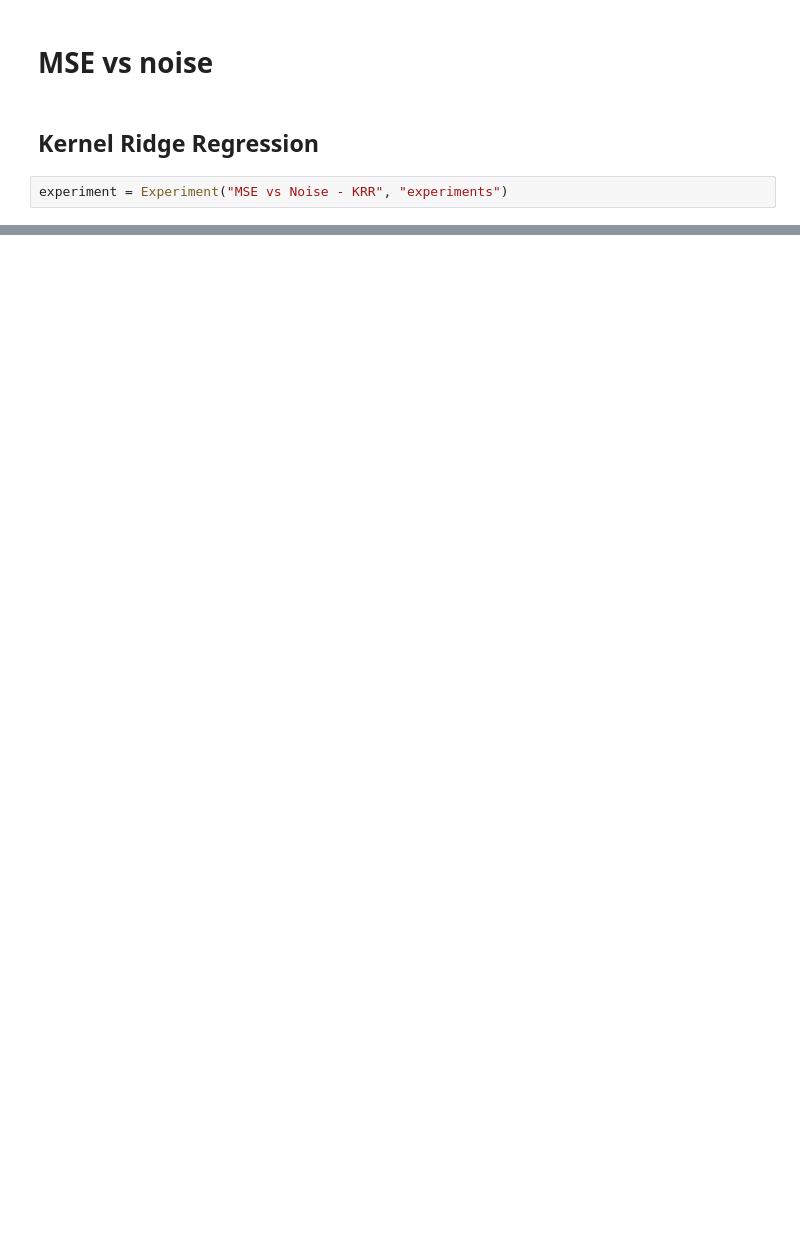
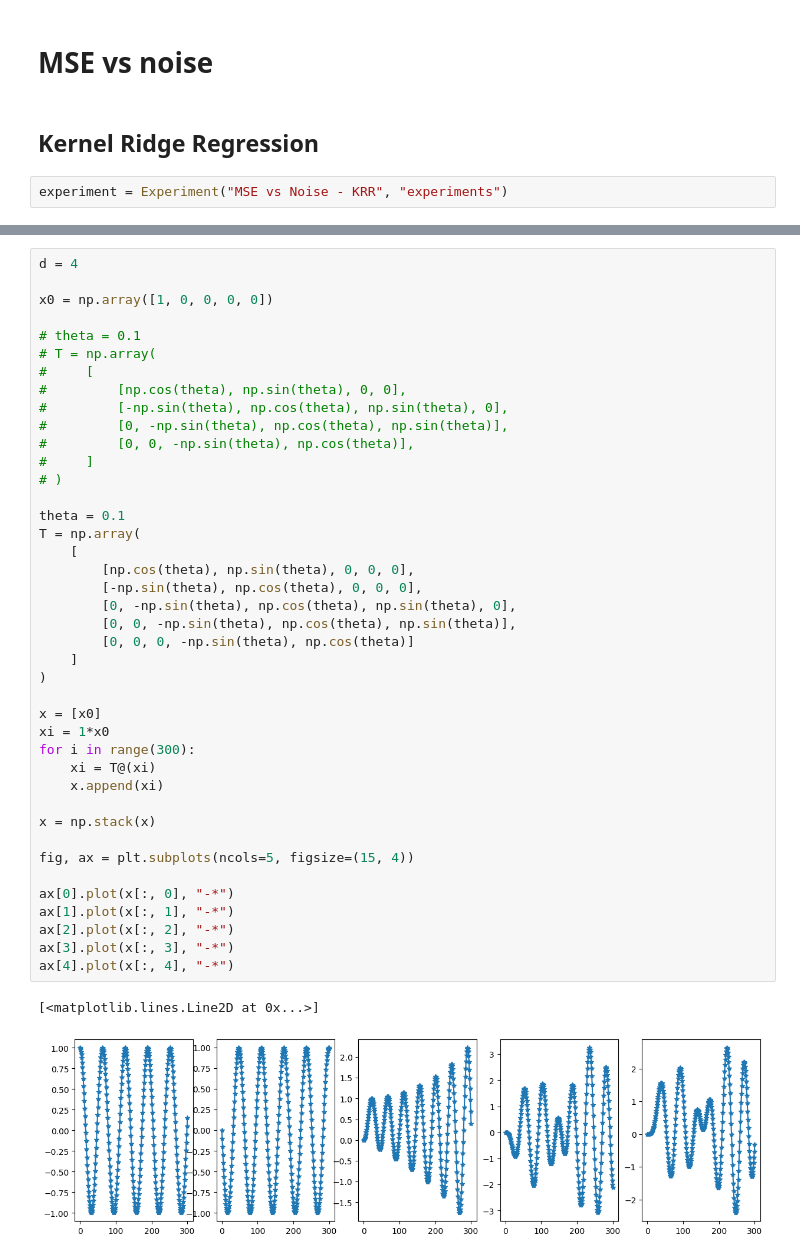
Before and after one commit to jameslavis26/time_series_clustering, a Jupyter notebook: experiments/clustering_tests/workbook.ipynb, the cells around one changed output, grey strips where cells are left out. Saved outputs shown, nothing was run; the diff lists cells and outputs as text; blank space fills up the shorter version.

```diff
--- a/experiments/clustering_tests/workbook.ipynb
+++ b/experiments/clustering_tests/workbook.ipynb
@@ -103,0 +180,44 @@ for noise in noise_range:
+# %%
+d = 4
+
+x0 = np.array([1, 0, 0, 0, 0])
+
+# theta = 0.1
+# T = np.array(
+#     [
+#         [np.cos(theta), np.sin(theta), 0, 0],
+#         [-np.sin(theta), np.cos(theta), np.sin(theta), 0],
+#         [0, -np.sin(theta), np.cos(theta), np.sin(theta)],
+#         [0, 0, -np.sin(theta), np.cos(theta)],
+#     ]
+# )
+
+theta = 0.1
+T = np.array(
+    [
+        [np.cos(theta), np.sin(theta), 0, 0, 0],
+        [-np.sin(theta), np.cos(theta), 0, 0, 0],
+        [0, -np.sin(theta), np.cos(theta), np.sin(theta), 0],
+        [0, 0, -np.sin(theta), np.cos(theta), np.sin(theta)],
+        [0, 0, 0, -np.sin(theta), np.cos(theta)]
+    ]
+)
+
+x = [x0]
+xi = 1*x0
+for i in range(300):
+    xi = T@(xi)
+    x.append(xi)
+
+x = np.stack(x)
+
+fig, ax = plt.subplots(ncols=5, figsize=(15, 4))
+
+ax[0].plot(x[:, 0], "-*")
+ax[1].plot(x[:, 1], "-*")
+ax[2].plot(x[:, 2], "-*")
+ax[3].plot(x[:, 3], "-*")
+ax[4].plot(x[:, 4], "-*")
+# %% [output]
+[<matplotlib.lines.Line2D at 0x...>]
+[figure, added]
```
Also changed, not shown: parts of 7 cells of this notebook, 2 other files.
